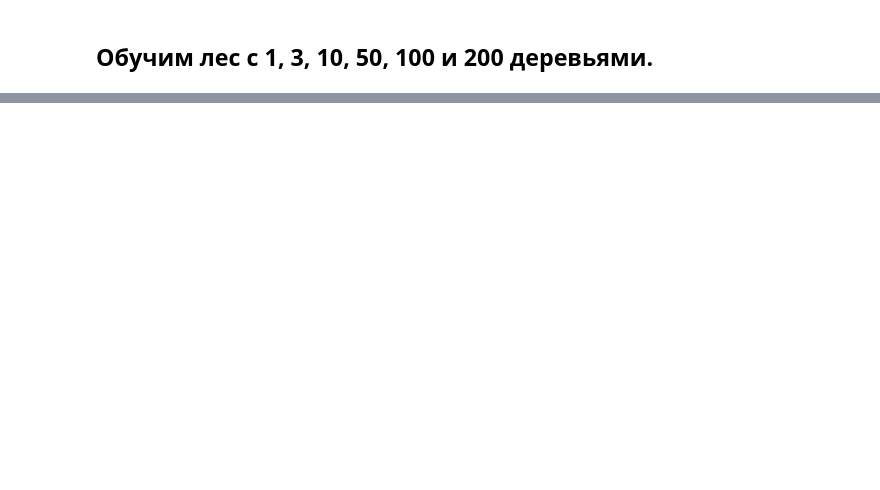
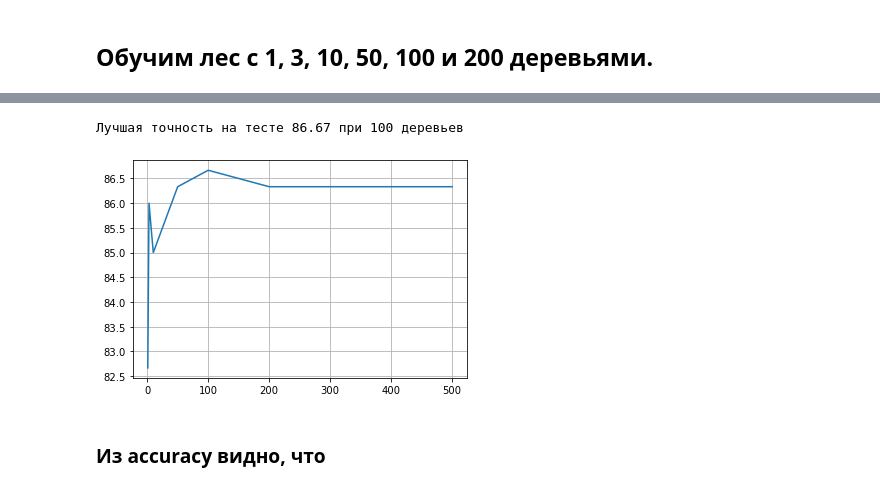
Before and after one commit to maltsevd/GB_ML_Algos, a Jupyter notebook: Lesson_5.ipynb, the cells around one changed output, grey strips where cells are left out. Saved outputs shown, nothing was run; the diff lists cells and outputs as text; code cells hidden in the pictures; blank space fills up the shorter version.

```diff
--- a/Lesson_5.ipynb
+++ b/Lesson_5.ipynb
@@ -343,0 +318,13 @@ AttributeError: 'numpy.ndarray' object has no attribute 'index'
+# %%
+best_acc = max(test_acc.values())
+best_tree = [x for x, y in test_acc.items() if y == best_acc][0]
+print(f'Лучшая точность на тесте {best_acc:.2f} при {best_tree} деревьев')
+# %% [output]
+Лучшая точность на тесте 86.67 при 100 деревьев
+# %%
+plt.plot(trees_num, list(test_acc.values()))
+plt.grid('True')
+# %% [output]
+[figure, added]
+# %% [markdown]
+###  Из accuracy видно, что
```
Also changed, not shown: parts of 15 cells of this notebook.
